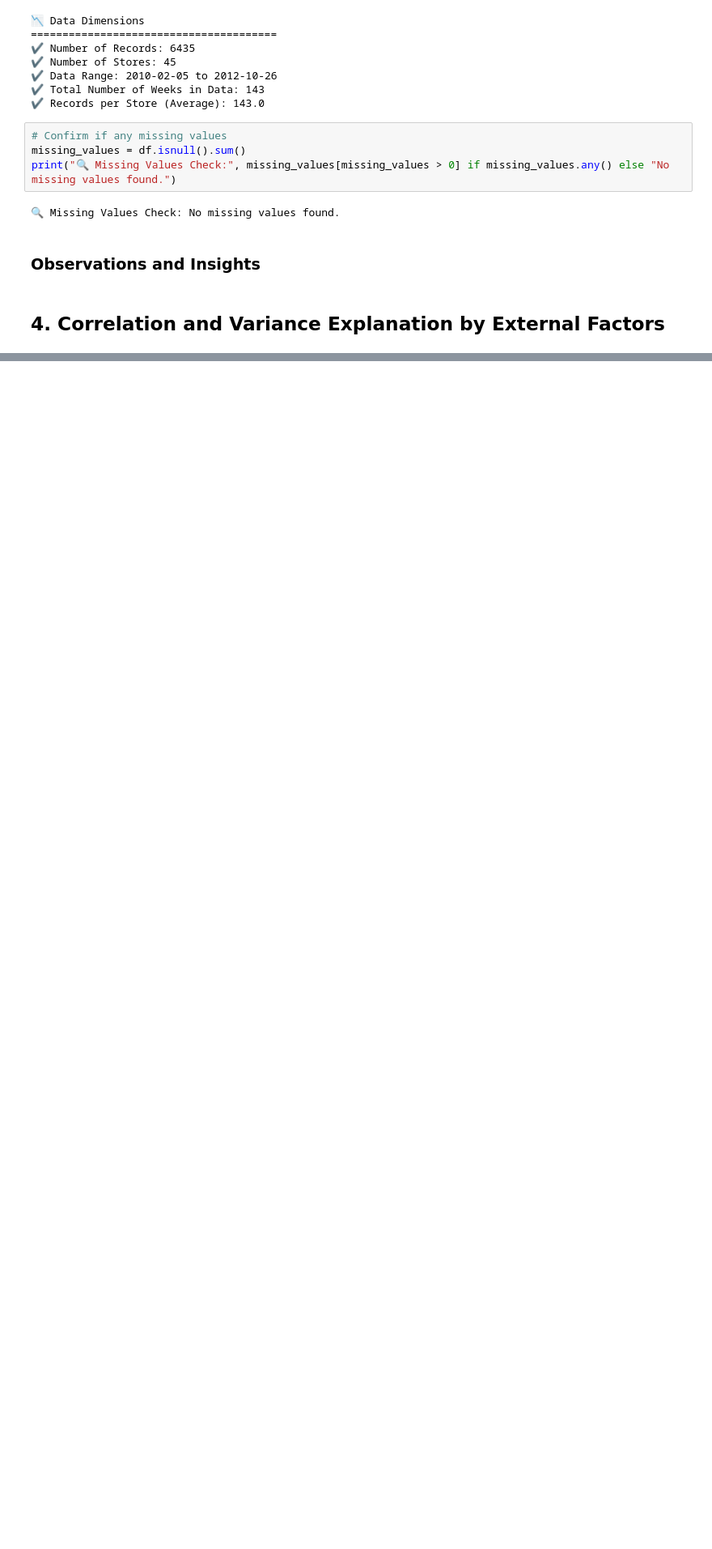
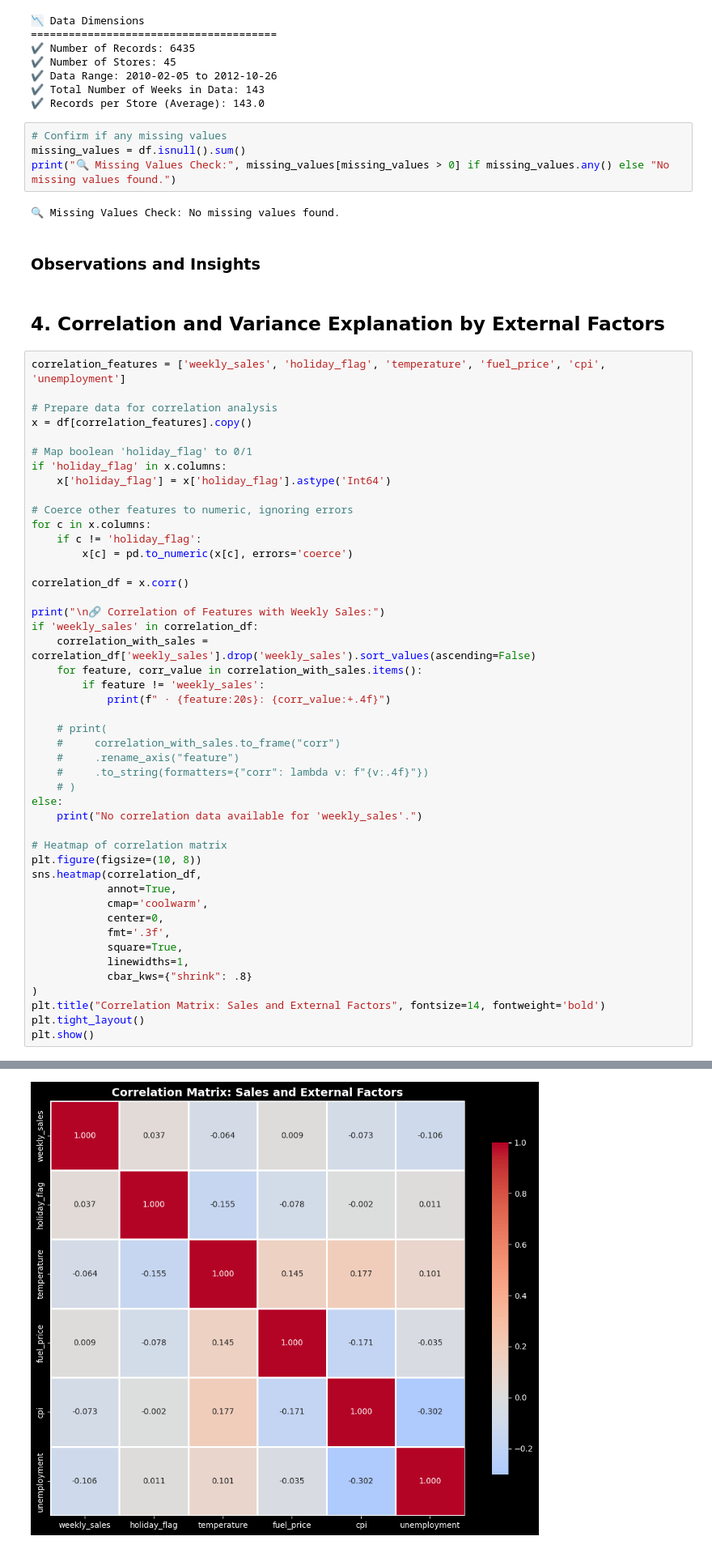
Before and after one commit to Cesar312/retailer_sales_forecasting_system, a Jupyter notebook: notebooks/Walmart-Retail-Sales-Data-Analysis.ipynb, the cells around one changed output, grey strips where cells are left out. Shown at 81% size. Cells and saved outputs as stored; diff of their text form; blank space fills up the shorter version.

```diff
--- a/notebooks/Walmart-Retail-Sales-Data-Analysis.ipynb
+++ b/notebooks/Walmart-Retail-Sales-Data-Analysis.ipynb
@@ -71,3 +77,50 @@ print("🔍 Missing Values Check:", missing_values[missing_values > 0] if missin
 ### Observations and Insights
 # %% [markdown]
 ## 4. Correlation and Variance Explanation by External Factors
+# %%
+correlation_features = ['weekly_sales', 'holiday_flag', 'temperature', 'fuel_price', 'cpi', 'unemployment']
+
+# Prepare data for correlation analysis
+x = df[correlation_features].copy()
+
+# Map boolean 'holiday_flag' to 0/1
+if 'holiday_flag' in x.columns:
+    x['holiday_flag'] = x['holiday_flag'].astype('Int64')
+
+# Coerce other features to numeric, ignoring errors
+for c in x.columns:
+    if c != 'holiday_flag':
+        x[c] = pd.to_numeric(x[c], errors='coerce')
+
+correlation_df = x.corr()
+
+print("\n🔗 Correlation of Features with Weekly Sales:")
+if 'weekly_sales' in correlation_df:
+    correlation_with_sales = correlation_df['weekly_sales'].drop('weekly_sales').sort_values(ascending=False)
+    for feature, corr_value in correlation_with_sales.items():
+        if feature != 'weekly_sales':
+            print(f" ∙ {feature:20s}: {corr_value:+.4f}")
+
+    # print(
+    #     correlation_with_sales.to_frame("corr")
+    #     .rename_axis("feature")
+    #     .to_string(formatters={"corr": lambda v: f"{v:.4f}"})
+    # )
+else:
+    print("No correlation data available for 'weekly_sales'.")
+
+# Heatmap of correlation matrix
+plt.figure(figsize=(10, 8))
+sns.heatmap(correlation_df,
+            annot=True,
+            cmap='coolwarm',
+            center=0,
+            fmt='.3f',
+            square=True,
+            linewidths=1,
+            cbar_kws={"shrink": .8}
+)
+plt.title("Correlation Matrix: Sales and External Factors", fontsize=14, fontweight='bold')
+plt.tight_layout()
+plt.show()
+# %% [output]
@@ -73,0 +133 @@ print("🔍 Missing Values Check:", missing_values[missing_values > 0] if missin
+[figure, added]
```
Also changed, not shown: parts of 4 cells of this notebook, 2 other files.
